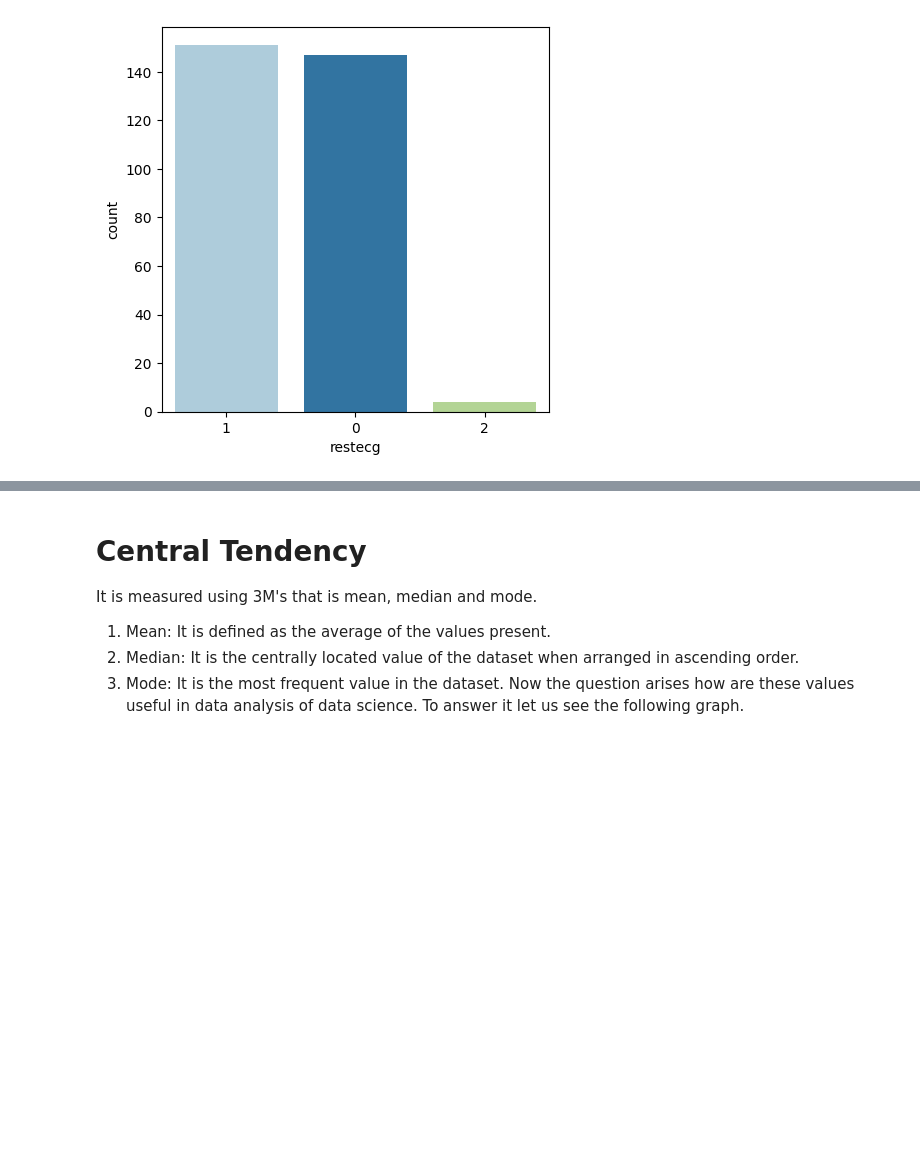
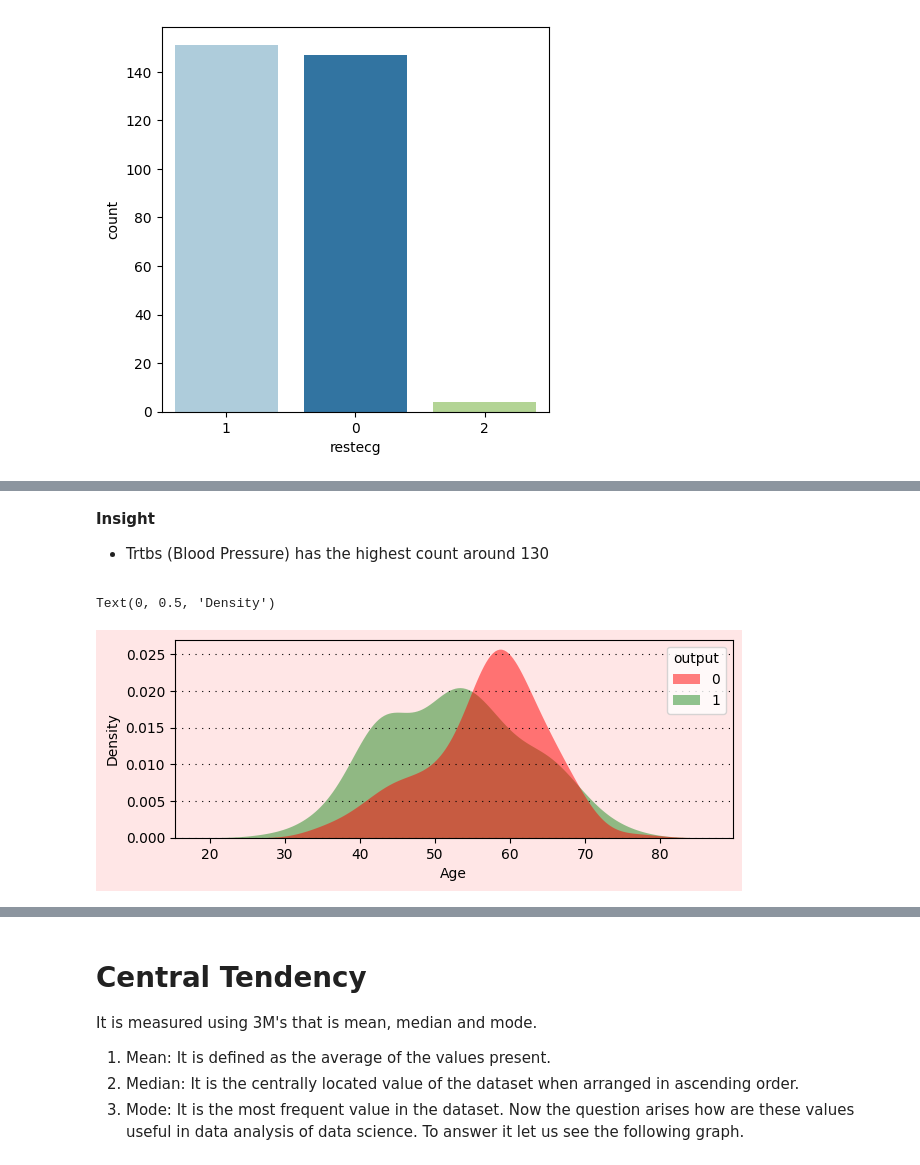
Before and after one commit to rifqinadzori/Heart-Attack-Analysis, a Jupyter notebook: Analysis.ipynb, the cells around one changed output, grey strips where cells are left out. Drawn from its saved outputs; the diff is of its cells as text; code cells hidden in the pictures; blank space fills up the shorter version.

```diff
--- a/Analysis.ipynb
+++ b/Analysis.ipynb
@@ -188,0 +243,24 @@ ECG count is almost the same for type 0 and 1. Also, for type 2 is very lowest c
+# %% [markdown]
+<b>Insight</b>
+<ul>
+<li>Trtbs (Blood Pressure) has the highest count around 130</li>
+<ul>
+# %%
+#Distribution of Age according to target variable
+fig = plt.figure(figsize=(18,18))
+gs = fig.add_gridspec(5,2)
+gs.update(wspace=0.5, hspace=0.5)
+ax1 = fig.add_subplot(gs[0,1])
+
+background_color = "#ffe6e6"
+fig.patch.set_facecolor(background_color)
+ax1.set_facecolor(background_color)
+
+# Age
+ax1.grid(color='#000000', linestyle=':', axis='y', zorder=0,  dashes=(1,5))
+sns.kdeplot(ax=ax1, data=df, x='age',hue="output", fill=True,palette=["#ff0000","#228c22"], alpha=.5, linewidth=0)
+ax1.set_xlabel("Age")
+ax1.set_ylabel("Density")
+# %% [output]
+Text(0, 0.5, 'Density')
+[figure, added]
```
Also changed, not shown: parts of 23 cells of this notebook, 1 other file.
